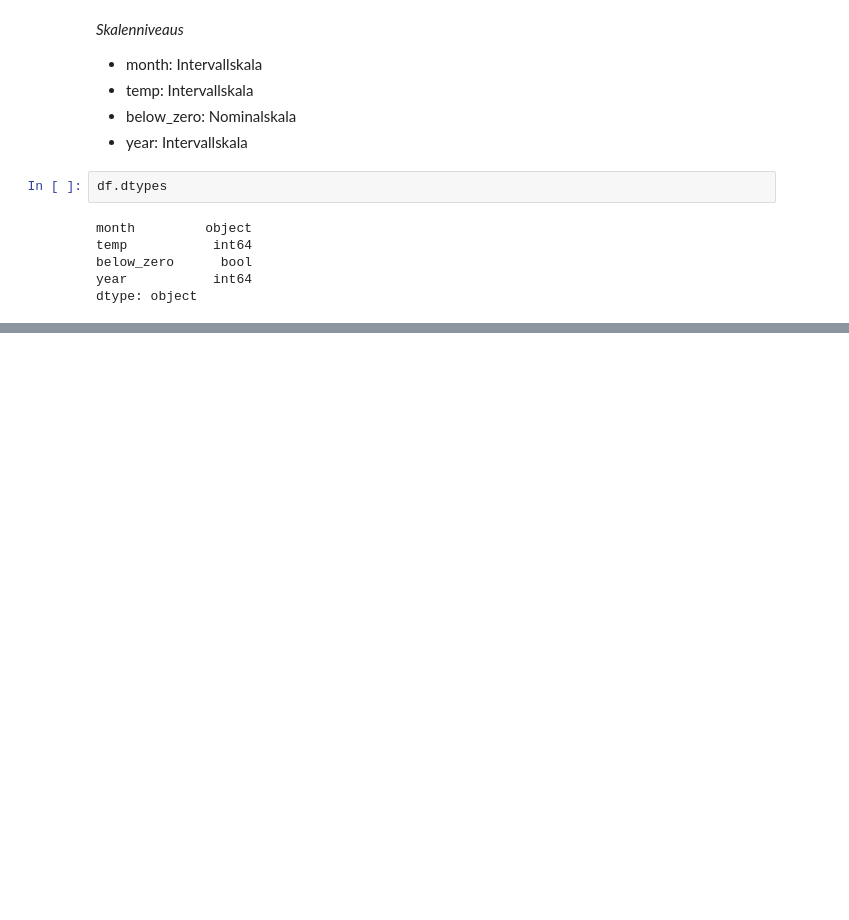
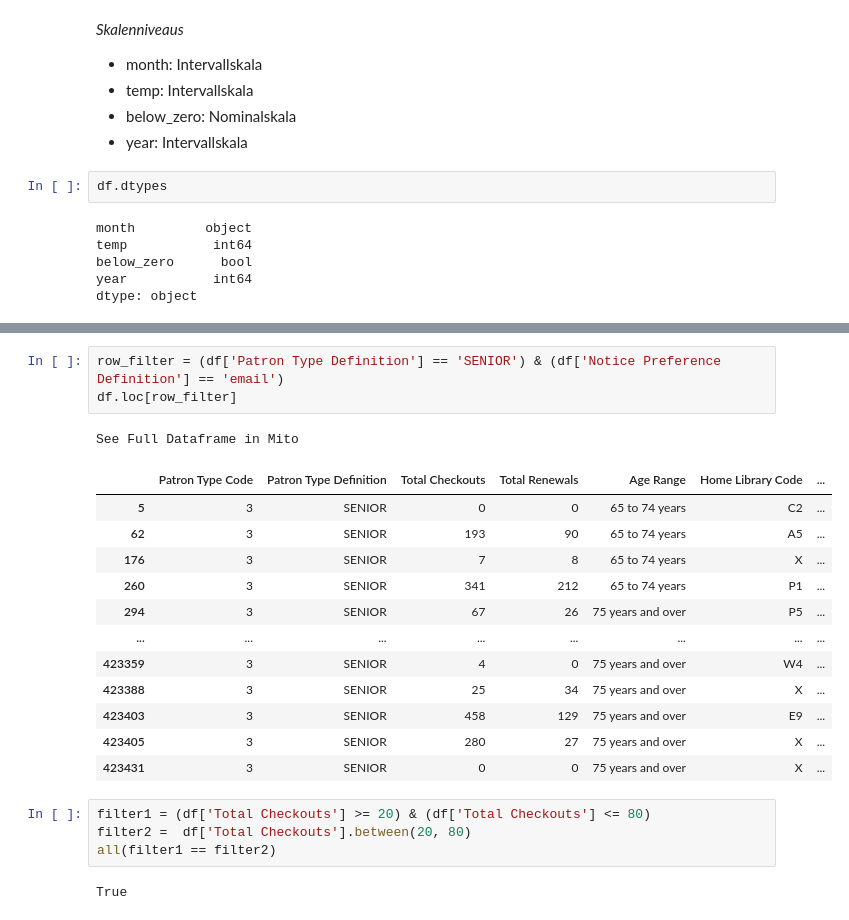
Before and after one commit to patriziaz/2021-11-29-DL_Patrizia_Zueger, a Jupyter notebook: Modul_3/notebooks/pandas_introduction.ipynb, the cells around one changed output, grey strips where cells are left out. Cells and saved outputs as stored; diff of their text form; blank space fills up the shorter version.

```diff
--- a/Modul_3/notebooks/pandas_introduction.ipynb
+++ b/Modul_3/notebooks/pandas_introduction.ipynb
@@ -40,0 +256,23 @@ dtype: object
+# %%
+row_filter = (df['Patron Type Definition'] == 'SENIOR') & (df['Notice Preference Definition'] == 'email')
+df.loc[row_filter]
+# %% [output]
+See Full Dataframe in Mito
+|  | Patron Type Code | Patron Type Definition | Total Checkouts | Total Renewals | Age Range | Home Library Code | ... |
+| 5 | 3 | SENIOR | 0 | 0 | 65 to 74 years | C2 | ... |
+| 62 | 3 | SENIOR | 193 | 90 | 65 to 74 years | A5 | ... |
+| 176 | 3 | SENIOR | 7 | 8 | 65 to 74 years | X | ... |
+| 260 | 3 | SENIOR | 341 | 212 | 65 to 74 years | P1 | ... |
+| 294 | 3 | SENIOR | 67 | 26 | 75 years and over | P5 | ... |
+| ... | ... | ... | ... | ... | ... | ... | ... |
+| 423359 | 3 | SENIOR | 4 | 0 | 75 years and over | W4 | ... |
+| 423388 | 3 | SENIOR | 25 | 34 | 75 years and over | X | ... |
+| 423403 | 3 | SENIOR | 458 | 129 | 75 years and over | E9 | ... |
+| 423405 | 3 | SENIOR | 280 | 27 | 75 years and over | X | ... |
+| 423431 | 3 | SENIOR | 0 | 0 | 75 years and over | X | ... |
+# %%
+filter1 = (df['Total Checkouts'] >= 20) & (df['Total Checkouts'] <= 80)
+filter2 =  df['Total Checkouts'].between(20, 80)
+all(filter1 == filter2)
+# %% [output]
+True
```
Also changed, not shown: parts of 41 cells of this notebook.
